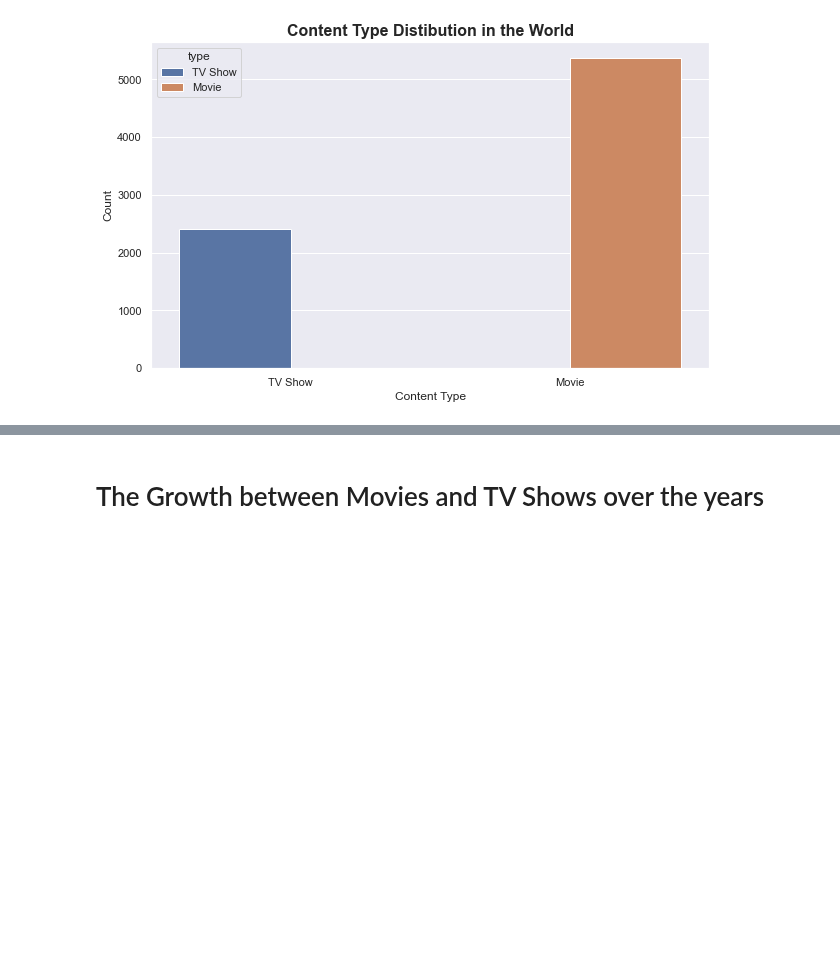
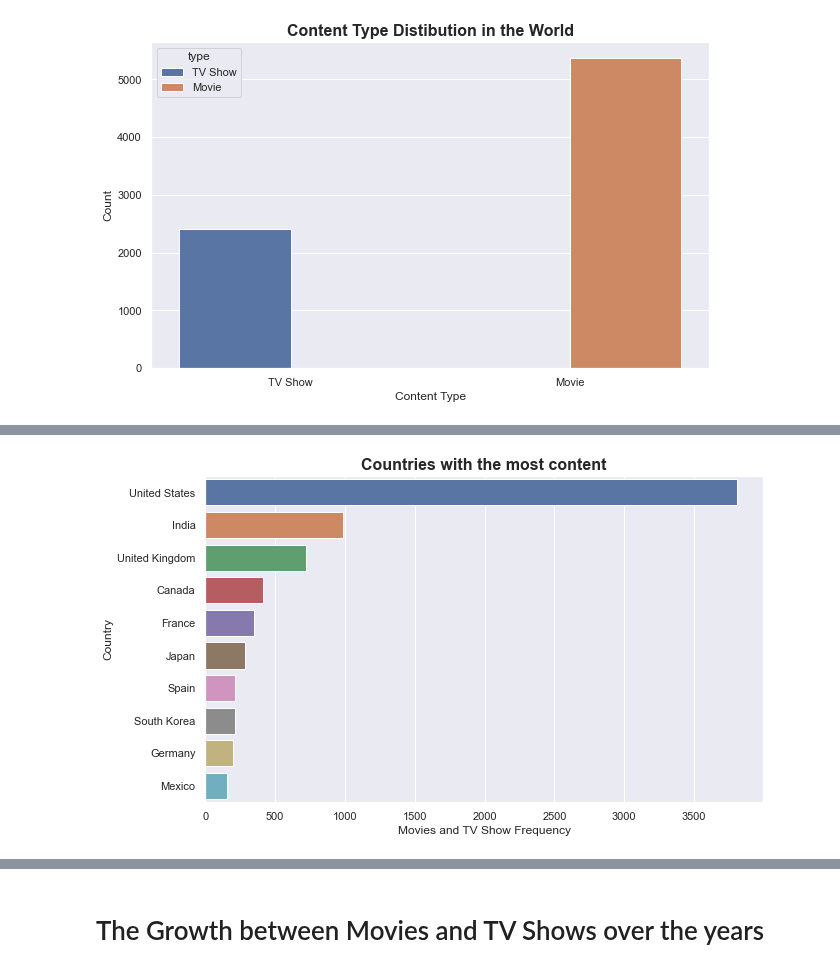
Before and after one commit to AlejandroDeLaCruz/Netflix-Analysis, a Jupyter notebook: Netflix.ipynb, the cells around one changed output, grey strips where cells are left out. Drawn from its saved outputs; the diff is of its cells as text; code cells hidden in the pictures; blank space fills up the shorter version.

```diff
--- a/Netflix.ipynb
+++ b/Netflix.ipynb
@@ -46,7 +46,7 @@ dtype: float64
 # filling missing values for each variables
 netflix['director'] = netflix['director'].fillna(value = 'No Director')
 netflix['cast'] = netflix['cast'].fillna(value = 'No Cast')
-netflix['country'] = netflix['country'].fillna(value = 'Unknown')
+netflix['country'] = netflix['country'].fillna(value = 'United States')
 netflix['date_added'] = netflix['date_added'].fillna(value = datetime.datetime(2020, 1,1))
 # %%
 (netflix.isnull().sum()/len(netflix)) * 100
@@ -140,3 +140,15 @@ plt.ylabel('Count')
 plt.show()
 # %% [output]
 [figure]
+# %%
+country_list = []
+clean_df = netflix.dropna(subset = ['country'])
+clean_df.reset_index(inplace = True)
+
+for i, element in clean_df.iterrows():
+    type_show = element['type']
+    for country in str(element['country']).split(','):
+        country_list.append([type_show, country.strip()])
+
+country_data = pd.DataFrame(data = country_list, columns = ['type', 'country'])
+country_data
@@ -142,0 +169,5 @@ plt.show()
+# %%
+country_top = country_data['country'].value_counts().nlargest(10).to_frame()
+country_top.reset_index(level = [0], inplace = True)
+country_top.rename(columns = {'country' : 'count', 'index': 'country'}, inplace = True)
+country_top
@@ -142,0 +186,9 @@ plt.show()
+# %%
+plt.figure(figsize = (10, 6))
+sns.barplot(x = 'count', y = 'country', data = country_top, ci = None)
+plt.xlabel('Movies and TV Show Frequency')
+plt.ylabel('Country')
+plt.title('Countries with the most content', fontdict = {'fontsize': 16, 'fontweight': 'bold'})
+plt.show()
+# %% [output]
+[figure, added]
```
Also changed, not shown: parts of 4 cells of this notebook.
